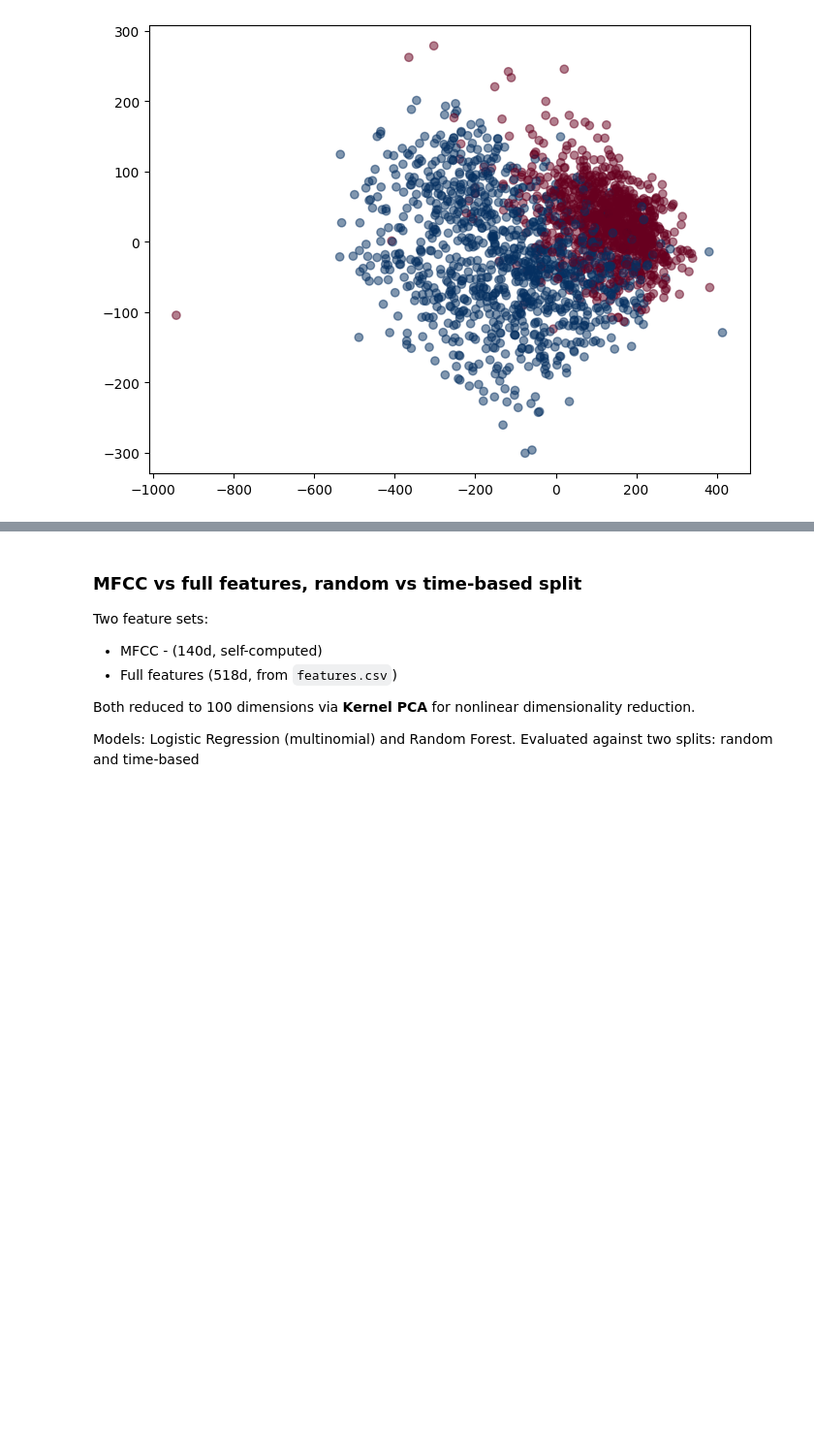
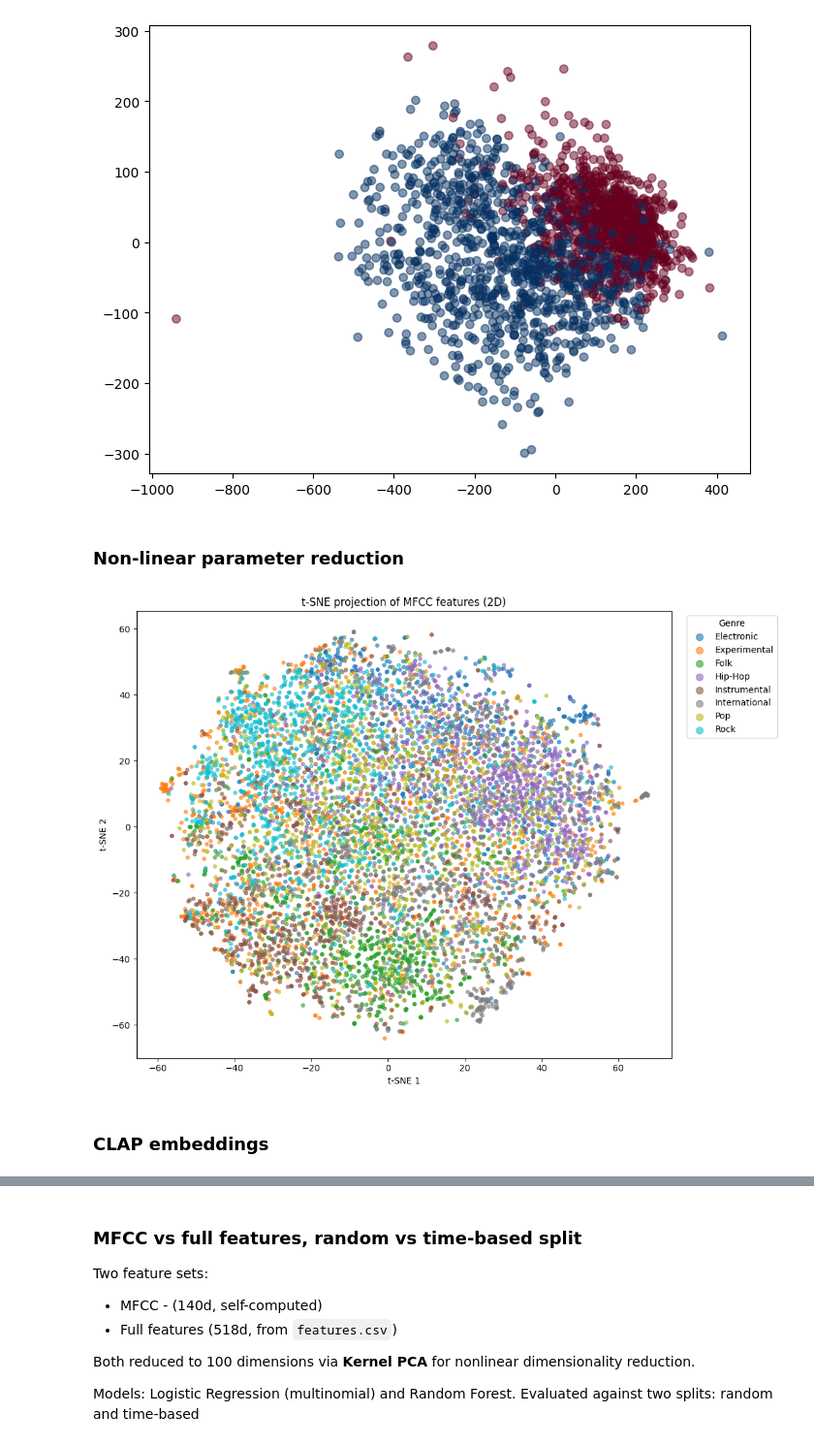
Before and after one commit to kkawula/music-genre-classification, a Jupyter notebook: notebook.ipynb, the cells around one changed output, grey strips where cells are left out. Shown at 97% size. Cells and saved outputs as stored; diff of their text form; code cells hidden in the pictures; blank space fills up the shorter version.

```diff
--- a/notebook.ipynb
+++ b/notebook.ipynb
@@ -205,7 +253,7 @@ Each MFCC coefficient produces a time series (one value per frame). We summarize
 
 The resulting `mfcc_features.csv` has one row per track and 140 columns (20 coefficients x 7 statistics), indexed as a MultiIndex: `(feature="mfcc", statistics, number)`.
 # %%
-def get_audio_path(audio_dir, track_id):
-    tid_str = '{:06d}'.format(track_id)
-    return os.path.join(audio_dir, tid_str[:3], tid_str + '.mp3')
+def get_audio_path(audio_dir: str, track_id: int) -> str:
+    tid_str = "{:06d}".format(track_id)
+    return os.path.join(audio_dir, tid_str[:3], tid_str + ".mp3")
 # %%
@@ -245,7 +292,7 @@ def compute_mfcc(tid):
 # %% [markdown]
 #### Run MFCC extraction pipeline
 # %%
-filtered_tracks = tracks[tracks['set', 'subset'] <= DATASET_SIZE]
+filtered_tracks = tracks[tracks["set", "subset"] <= DATASET_SIZE]
 tids = filtered_tracks.index
 
 if COMPUTE_FEATURES:
@@ -257,9 +304,11 @@ if COMPUTE_FEATURES:
 
     mfcc_features.sort_index(axis=0, inplace=True)
     mfcc_features.sort_index(axis=1, inplace=True)
-    mfcc_features.to_csv('./data/mfcc_features.csv', float_format='%.10e')
+    mfcc_features.to_csv("./data/mfcc_features.csv", float_format="%.10e")
 else:
-    mfcc_features = pd.read_csv('./data/mfcc_features.csv', index_col=0, header=[0, 1, 2])
+    mfcc_features = pd.read_csv(
+        "./data/mfcc_features.csv", index_col=0, header=[0, 1, 2]
+    )
 
 mfcc_features.head()
 # %% [output]
@@ -322,3 +346,37 @@ X.shape, y.shape
 # %% [output]
 ((1999, 2), (1999,))
 [figure]
+# %% [markdown]
+### Non-linear parameter reduction
+# %%
+from sklearn.manifold import TSNE
+from sklearn.preprocessing import StandardScaler
+
+# Scale MFCC before t-SNE (sensitive to feature magnitudes)
+X_mfcc_scaled = StandardScaler().fit_transform(cleaned_features["mfcc"].values)
+y_genres = cleaned_tracks["track", "genre_top"].values
+genre_cats = np.sort(np.unique(y_genres))
+
+tsne = TSNE(
+    n_components=2, random_state=42, perplexity=30, n_iter_without_progress=1000
+)
+X_tsne = tsne.fit_transform(X_mfcc_scaled)
+
+colors = plt.cm.tab10(np.linspace(0, 1, len(genre_cats)))
+fig, ax = plt.subplots(figsize=(11, 8))
+for genre, color in zip(genre_cats, colors):
+    mask = y_genres == genre
+    ax.scatter(
+        X_tsne[mask, 0], X_tsne[mask, 1], label=genre, alpha=0.6, s=15, color=color
+    )
+
+ax.legend(markerscale=2, title="Genre", bbox_to_anchor=(1.02, 1), loc="upper left")
+ax.set_title("t-SNE projection of MFCC features (2D)")
+ax.set_xlabel("t-SNE 1")
+ax.set_ylabel("t-SNE 2")
+plt.tight_layout()
+plt.show()
+# %% [output]
+[figure, added]
+# %% [markdown]
+### CLAP embeddings
```
Also changed, not shown: parts of 51 cells of this notebook, 2 other files.
